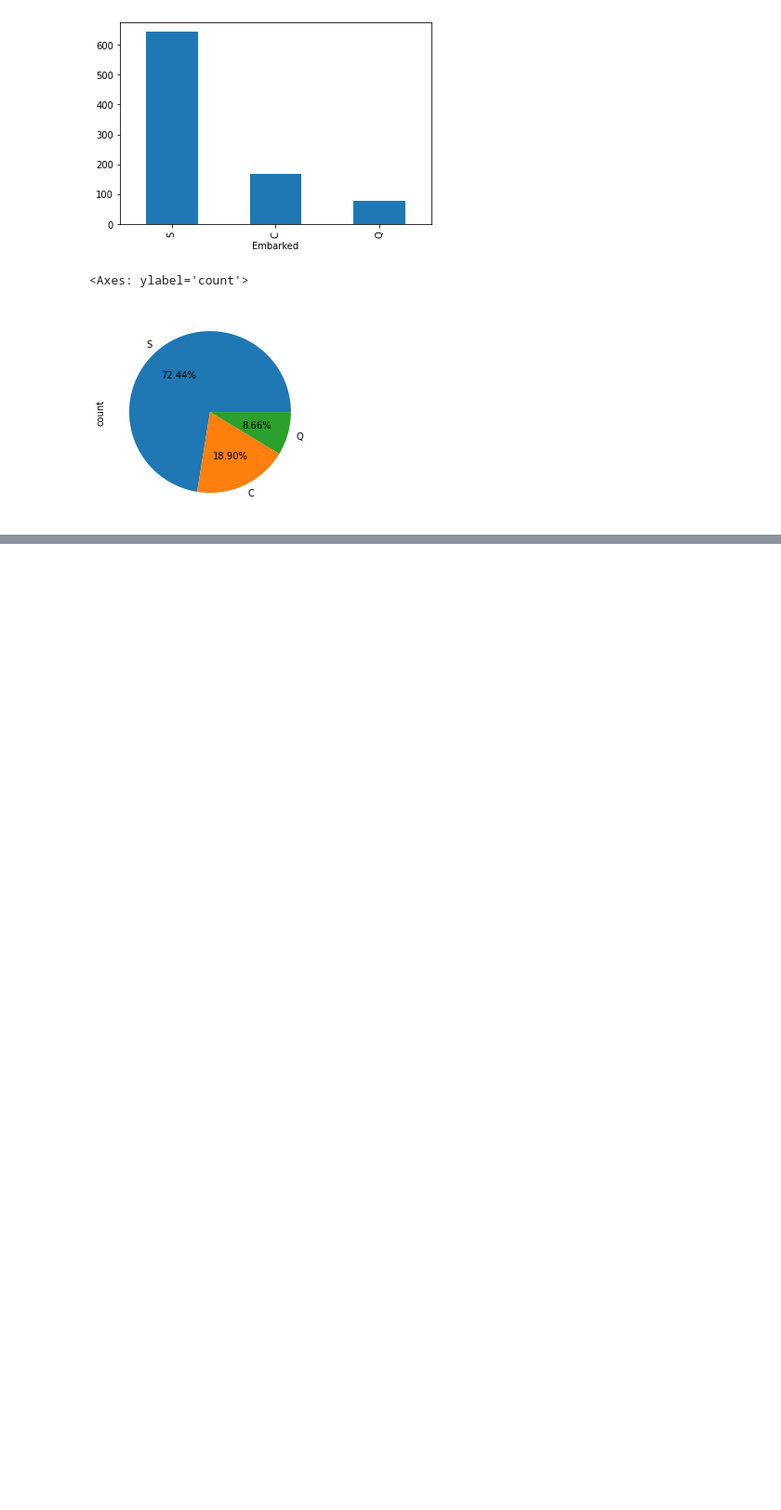
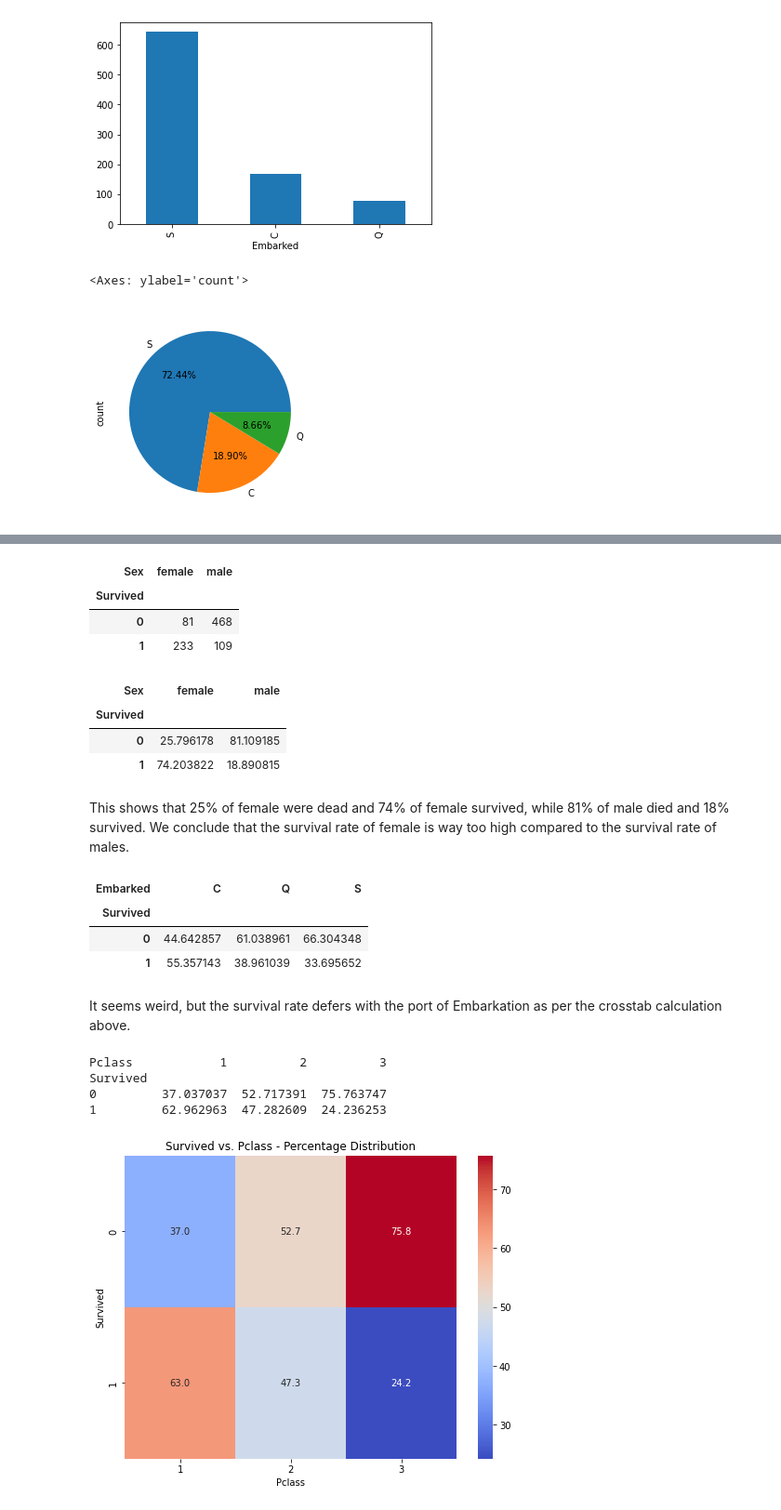
Before and after one commit to niteshpantha/titanic_data, a Jupyter notebook: titanic_analysis.ipynb, the cells around one changed output, grey strips where cells are left out. Shown: that part at 93% size. Cells and saved outputs as stored; diff of their text form; code cells hidden in the pictures; blank space fills up the shorter version.

Commit message:
Performed multivariate analysis and visualization

```diff
--- a/titanic_analysis.ipynb
+++ b/titanic_analysis.ipynb
@@ -498,0 +495,43 @@ df_family_members = df_train['SibSp'] + df_train['Parch']
+# %%
+pd.crosstab(df_train['Survived'], df_train['Sex'])
+# %% [output]
+| Sex | female | male |
+| Survived |  |  |
+| 0 | 81 | 468 |
+| 1 | 233 | 109 |
+# %%
+pd.crosstab(df_train['Survived'], df_train['Sex'], normalize='columns')*100
+# %% [output]
+| Sex | female | male |
+| Survived |  |  |
+| 0 | 25.796178 | 81.109185 |
+| 1 | 74.203822 | 18.890815 |
+# %% [markdown]
+This shows that 25% of female were dead and 74% of female survived, while 81% of male died and 18% survived.
+We conclude that the survival rate of female is way too high compared to the survival rate of males.
+# %%
+pd.crosstab(df_train['Survived'], df_train['Embarked'], normalize='columns')*100
+# %% [output]
+| Embarked | C | Q | S |
+| Survived |  |  |  |
+| 0 | 44.642857 | 61.038961 | 66.304348 |
+| 1 | 55.357143 | 38.961039 | 33.695652 |
+# %% [markdown]
+It seems weird, but the survival rate defers with the port of Embarkation as per the crosstab calculation above.
+# %%
+
+
+cross_tab = pd.crosstab(df_train['Survived'], df_train['Pclass'], normalize='columns') * 100
+print(cross_tab)
+# %% [output]
+Pclass            1          2          3
+Survived
+0         37.037037  52.717391  75.763747
+1         62.962963  47.282609  24.236253
+# %%
+plt.figure(figsize=(8, 6))
+sns.heatmap(cross_tab, annot=True, cmap='coolwarm', fmt=".1f", cbar=True)
+plt.title('Survived vs. Pclass - Percentage Distribution')
+plt.show()
+# %% [output]
+[figure, added]
```
Also changed, not shown: parts of 28 cells of this notebook.
